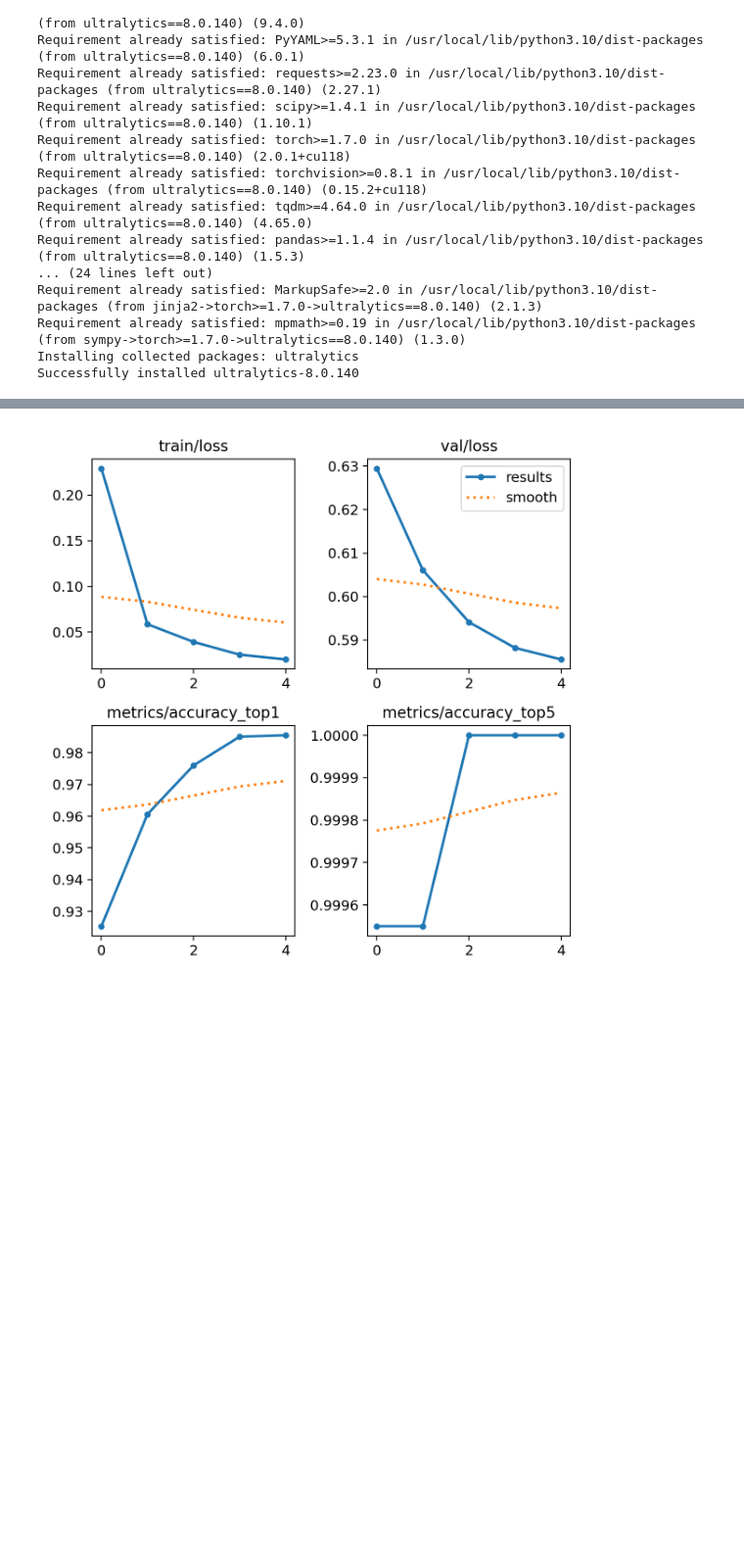
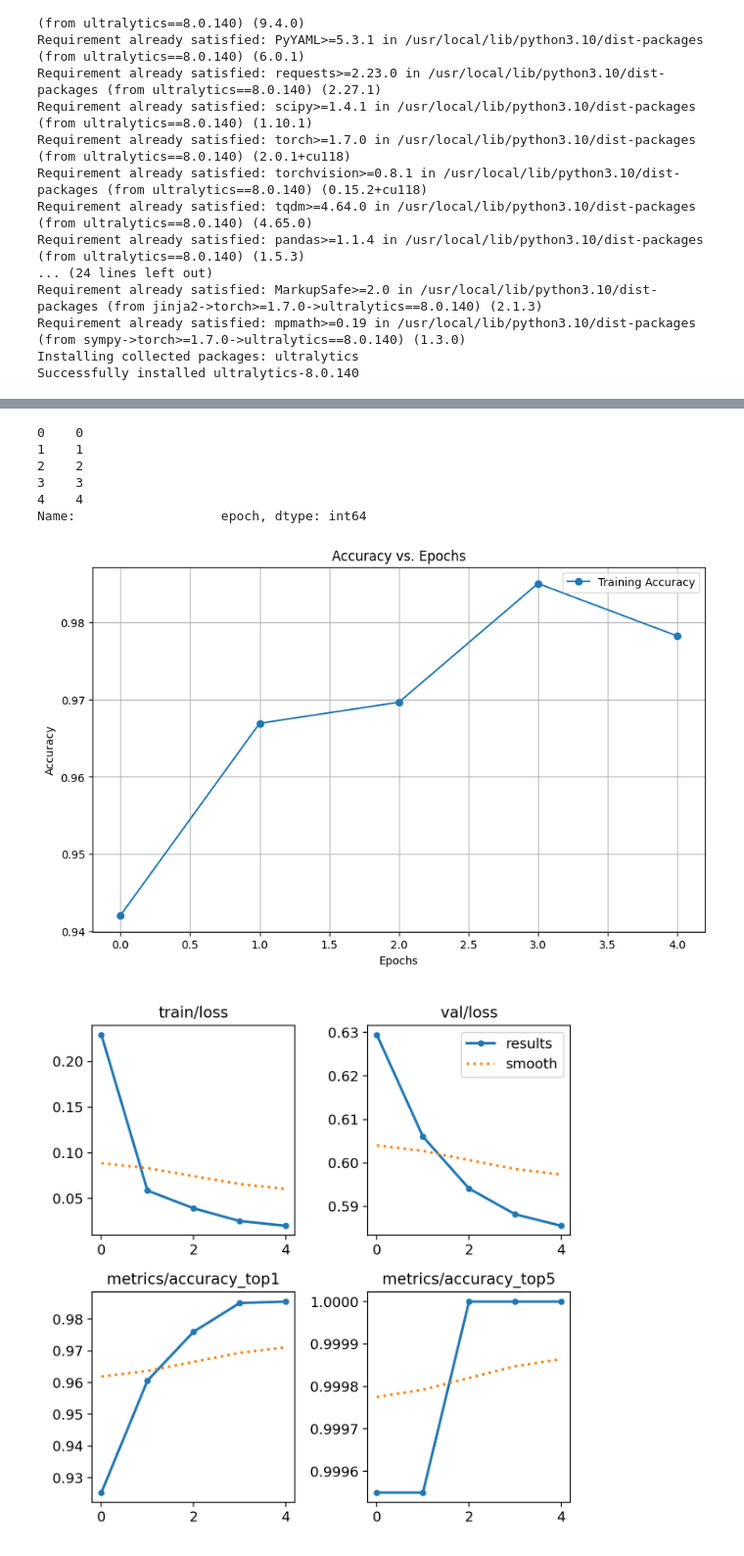
Before and after one commit to LeenaReddy18/DL_PROJECT, a Jupyter notebook: Main.ipynb, the cells around one changed output, grey strips where cells are left out. Shown at 98% size. Drawn from its saved outputs; the diff is of its cells as text; code cells hidden in the pictures; blank space fills up the shorter version.

```diff
--- a/Main.ipynb
+++ b/Main.ipynb
@@ -237,3 +237,30 @@ display(df.head())
+# %%
+df['                  epoch']
+# %% [output]
+0    0
+1    1
+2    2
+3    3
+4    4
+Name:                   epoch, dtype: int64
+# %%
+import matplotlib.pyplot as plt
+
+# Extract relevant columns
+epochs = df['                  epoch']
+accuracy = df['  metrics/accuracy_top1']
+
+# Create a plot
+plt.figure(figsize=(10, 6))
+plt.plot(epochs, accuracy, label='Training Accuracy', marker='o')
+plt.xlabel('Epochs')
+plt.ylabel('Accuracy')
+plt.title('Accuracy vs. Epochs')
+plt.legend()
+plt.grid(True)
+plt.show()
+# %% [output]
+[figure, added]
 # %%
 # Display the first 5 rows of the training metrics.
 display(Image(os.path.join(os.getcwd(), 'runs', 'classify', 'train', 'results.png')))
```
Also changed, not shown: parts of 4 cells of this notebook.
